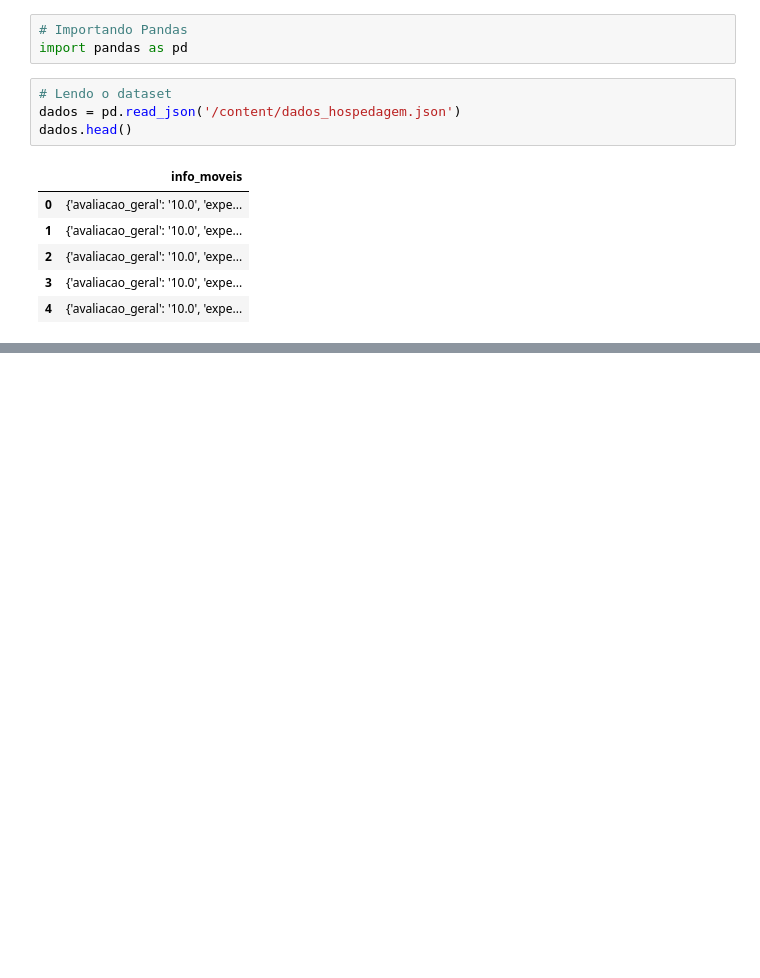
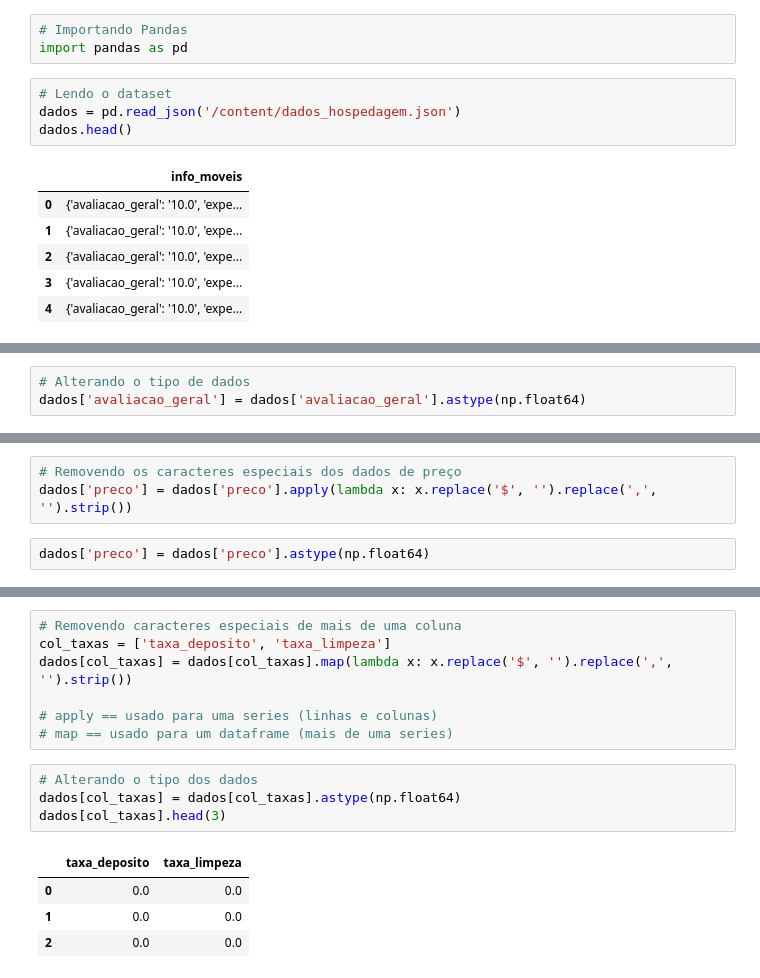
Before and after one commit to Matheus-Pombeiro/transformacao_manipulacao_dados, a Jupyter notebook: transformacao_manipulacao_dados.ipynb, the cells around one changed output, grey strips where cells are left out. Saved outputs shown, nothing was run; the diff lists cells and outputs as text; blank space fills up the shorter version.

```diff
--- a/transformacao_manipulacao_dados.ipynb
+++ b/transformacao_manipulacao_dados.ipynb
@@ -31,0 +130,3 @@ dados.head()
+# %%
+# Alterando o tipo de dados
+dados['avaliacao_geral'] = dados['avaliacao_geral'].astype(np.float64)
@@ -31,0 +156,5 @@ dados.head()
+# %%
+# Removendo os caracteres especiais dos dados de preço
+dados['preco'] = dados['preco'].apply(lambda x: x.replace('$', '').replace(',', '').strip())
+# %%
+dados['preco'] = dados['preco'].astype(np.float64)
@@ -31,0 +184,16 @@ dados.head()
+# %%
+# Removendo caracteres especiais de mais de uma coluna
+col_taxas = ['taxa_deposito', 'taxa_limpeza']
+dados[col_taxas] = dados[col_taxas].map(lambda x: x.replace('$', '').replace(',', '').strip())
+
+# apply == usado para uma series (linhas e colunas)
+# map == usado para um dataframe (mais de uma series)
+# %%
+# Alterando o tipo dos dados
+dados[col_taxas] = dados[col_taxas].astype(np.float64)
+dados[col_taxas].head(3)
+# %% [output]
+|  | taxa_deposito | taxa_limpeza |
+| 0 | 0.0 | 0.0 |
+| 1 | 0.0 | 0.0 |
+| 2 | 0.0 | 0.0 |
```
Also changed, not shown: parts of 13 cells of this notebook.
